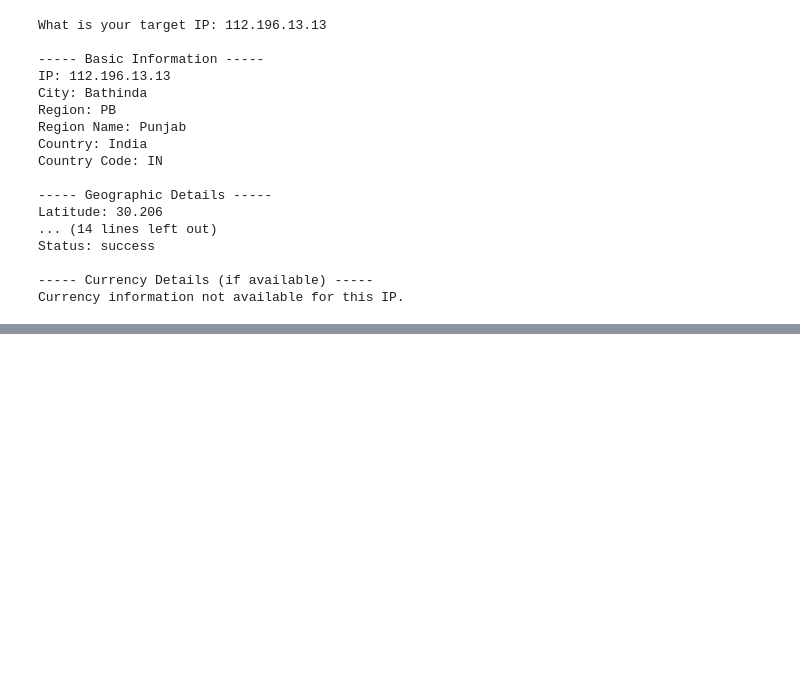
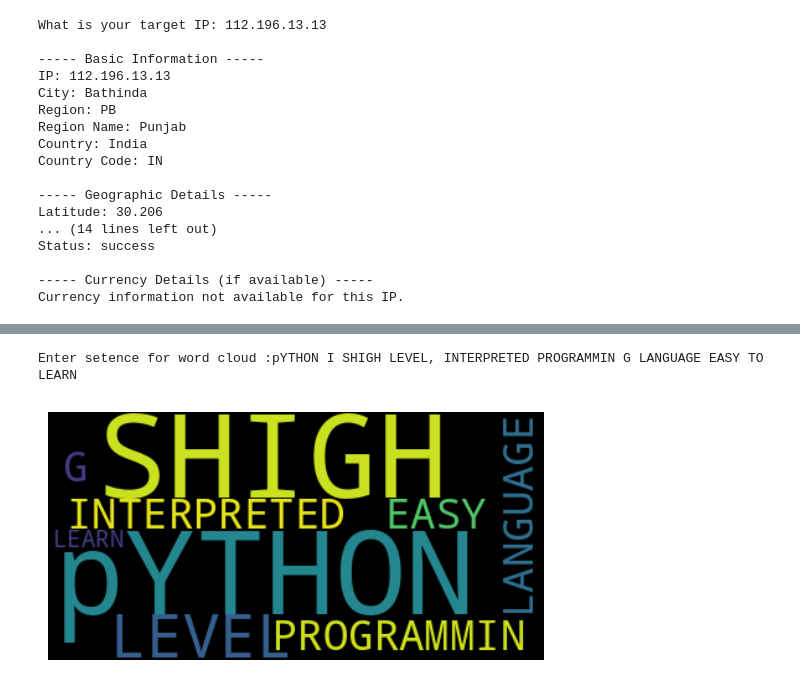
Before and after one commit to baiju012/Practice, a Jupyter notebook: practice.ipynb, the cells around one changed output, grey strips where cells are left out. Drawn from its saved outputs; the diff is of its cells as text; code cells hidden in the pictures; blank space fills up the shorter version.

```diff
--- a/practice.ipynb
+++ b/practice.ipynb
@@ -395,0 +448,12 @@ Currency information not available for this IP.
+# %%
+import matplotlib.pyplot as plt
+from wordcloud import WordCloud
+
+text = input("Enter setence for word cloud :")
+wordcloud = WordCloud().generate(text)
+plt.imshow(wordcloud, interpolation = 'bilinear')
+plt.axis('off')
+plt.show()
+# %% [output]
+Enter setence for word cloud :pYTHON I SHIGH LEVEL, INTERPRETED PROGRAMMIN G LANGUAGE EASY TO LEARN
+[figure, added]
```
Also changed, not shown: parts of 10 cells of this notebook.
